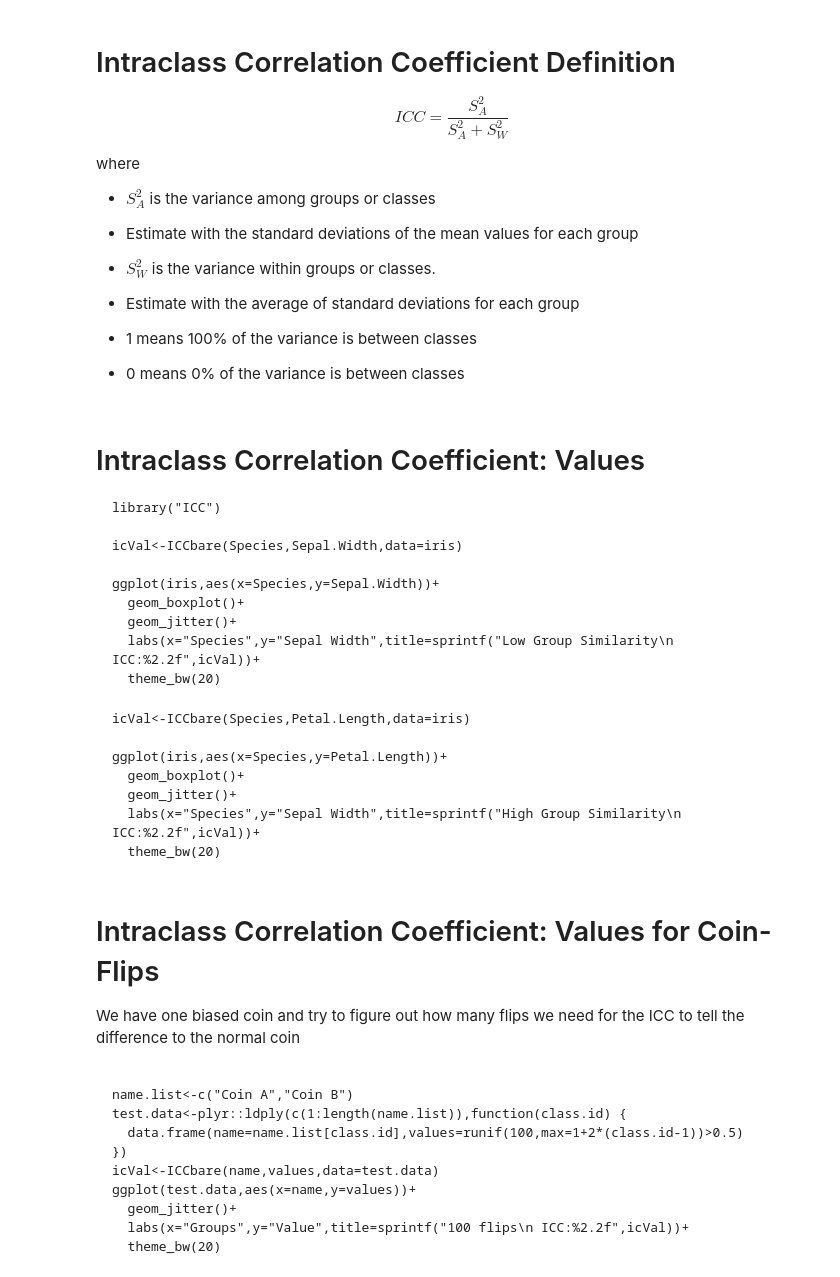
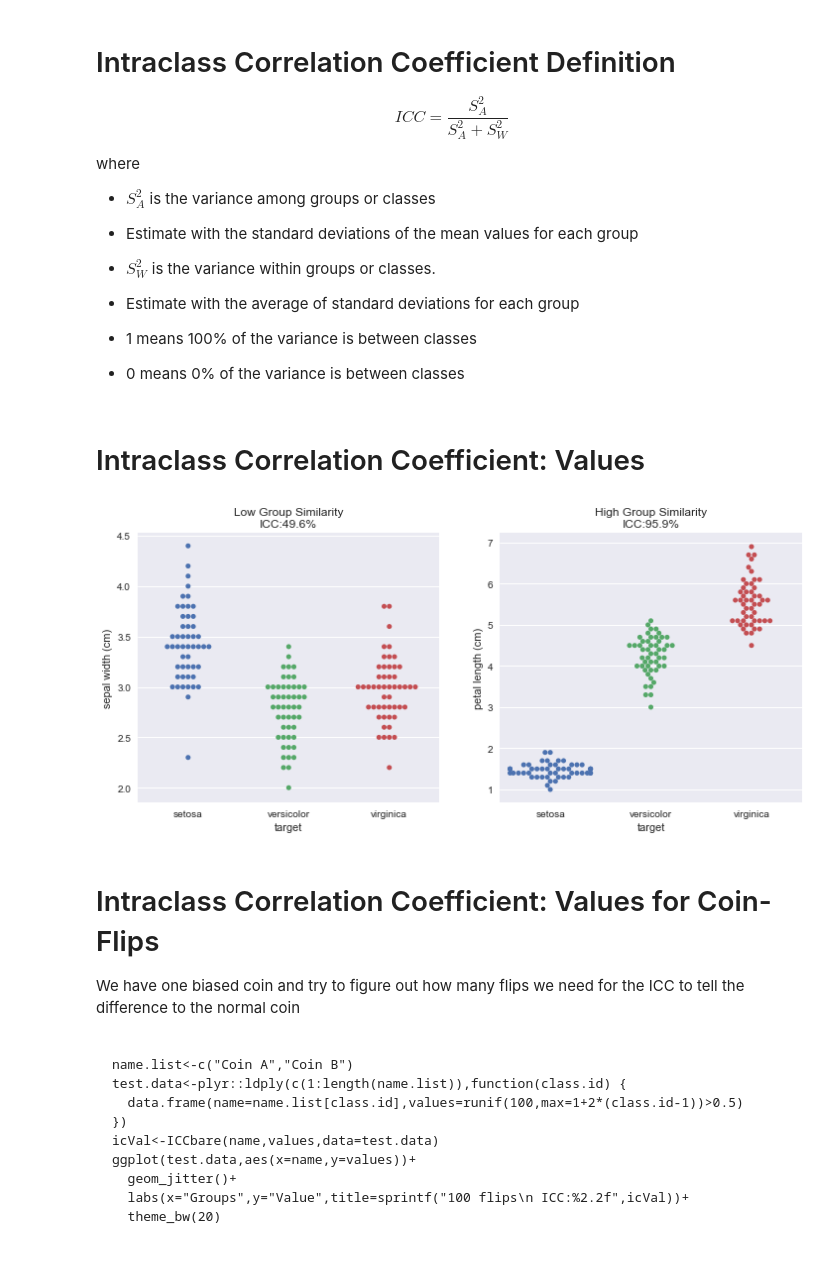
Before and after one commit to kmader/Quantitative-Big-Imaging-2019, a Jupyter notebook: Lectures/09-Statistics.ipynb, the cells around one changed output. Saved outputs shown, nothing was run; the diff lists cells and outputs as text; code cells hidden in the pictures.

````diff
--- a/Lectures/09-Statistics.ipynb
+++ b/Lectures/09-Statistics.ipynb
@@ -326,33 +327,32 @@ where
 
 - 1 means 100% of the variance is between classes
 - 0 means 0% of the variance is between classes
-# %% [markdown]
-# Intraclass Correlation Coefficient: Values
-
-
-```{r}
-library("ICC")
-
-icVal<-ICCbare(Species,Sepal.Width,data=iris)
-
-ggplot(iris,aes(x=Species,y=Sepal.Width))+
-  geom_boxplot()+
-  geom_jitter()+
-  labs(x="Species",y="Sepal Width",title=sprintf("Low Group Similarity\n ICC:%2.2f",icVal))+
-  theme_bw(20)
-```
-
-
-
-```{r}
-icVal<-ICCbare(Species,Petal.Length,data=iris)
-
-ggplot(iris,aes(x=Species,y=Petal.Length))+
-  geom_boxplot()+
-  geom_jitter()+
-  labs(x="Species",y="Sepal Width",title=sprintf("High Group Similarity\n ICC:%2.2f",icVal))+
-  theme_bw(20)
-```
+# %% [markdown]
+# Intraclass Correlation Coefficient: Values
+# %%
+def icc_calc(value_name, group_name, data_df):
+    data_agg = data_df.groupby(group_name).agg({value_name: ['mean', 'var']}).reset_index()
+    data_agg.columns = data_agg.columns.get_level_values(1)
+    S_w = data_agg['var'].mean()
+    S_a = data_agg['mean'].var()
+    return S_a/(S_a+S_w)
+
+fig, (ax1, ax2) = plt.subplots(1, 2, figsize=(12, 5))
+sns.swarmplot(data=iris_df,
+               x='target',
+               y='sepal width (cm)',
+             ax=ax1)
+ax1.set_title('Low Group Similarity\nICC:{:2.1%}'.format(
+    icc_calc('sepal width (cm)', 'target', iris_df)));
+
+sns.swarmplot(data=iris_df,
+               x='target',
+               y='petal length (cm)',
+             ax=ax2)
+ax2.set_title('High Group Similarity\nICC:{:2.1%}'.format(
+    icc_calc('petal length (cm)', 'target', iris_df)));
+# %% [output]
+[figure, added]
 # %% [markdown]
 # Intraclass Correlation Coefficient: Values for Coin-Flips
 
````
Also changed, not shown: parts of 1 cell of this notebook.
